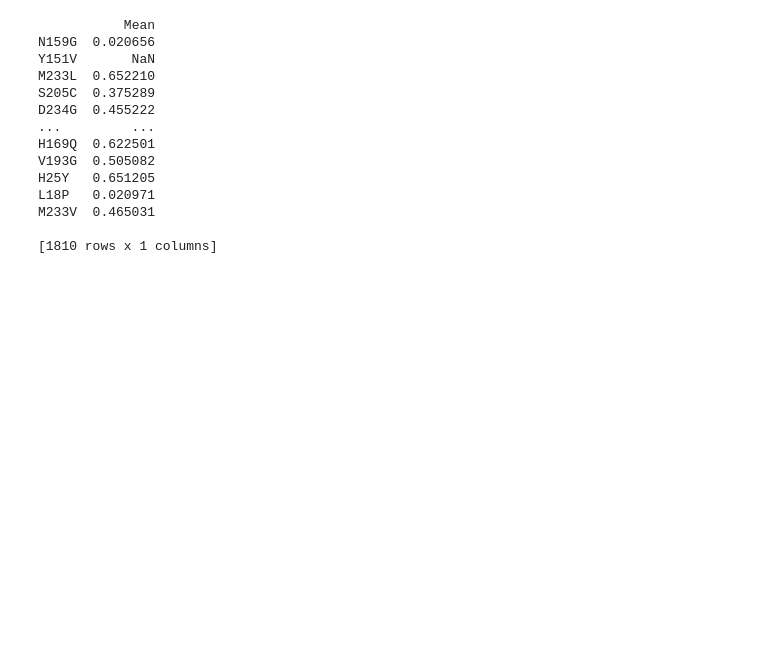
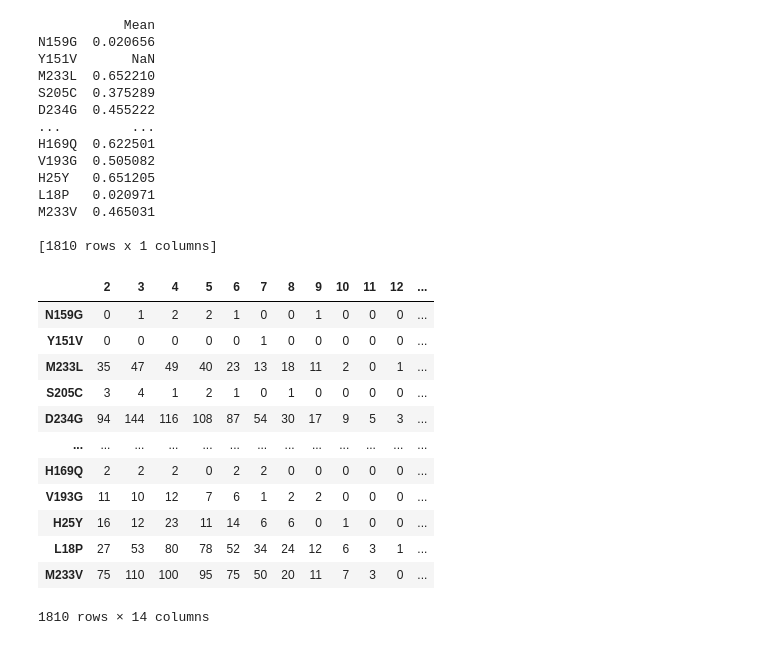
Before and after one commit to datascience-mobi-2023/topic02_team03, a Jupyter notebook: L_stabilizing_mutations_in_multiplemuts.ipynb, the cells around one changed output. Cells and saved outputs as stored; diff of their text form; code cells hidden in the pictures; blank space fills up the shorter version.

```diff
--- a/L_stabilizing_mutations_in_multiplemuts.ipynb
+++ b/L_stabilizing_mutations_in_multiplemuts.ipynb
@@ -415,3 +415,36 @@ L18P   0.020971
 M233V  0.465031
 
 [1810 rows x 1 columns]
+# %%
+how_many_per_mutant_count_list = []
+
+for j, ax in zip(range(2, 16), axes.flatten()):
+    how_many_for_variance = []
+
+    for i in all_possible_mutations:
+        mut_count_fscore = count_fscore_frame.loc[result_how_often[i] == True]
+        fscore_mut = mut_count_fscore['DMS_score'].loc[mut_count_fscore['mut_count'] == j]
+        wie_viel_jeweils = len(fscore_mut)
+        how_many_for_variance.append(wie_viel_jeweils)
+
+    how_many_per_mutant_df = pd.DataFrame(how_many_for_variance, index=all_possible_mutations)
+    how_many_per_mutant_count_list.append(how_many_per_mutant_df)
+how_many_per_mutant_count_df = pd.concat(how_many_per_mutant_count_list, axis=1)
+how_many_per_mutant_count_df.set_axis(range(2,16), axis=1, inplace=True)
+
+# Varianz je Mutation je Mutationanzahl
+how_many_per_mutant_count_df
+# %% [output]
+|  | 2 | 3 | 4 | 5 | 6 | 7 | 8 | 9 | 10 | 11 | 12 | ... |
+| N159G | 0 | 1 | 2 | 2 | 1 | 0 | 0 | 1 | 0 | 0 | 0 | ... |
+| Y151V | 0 | 0 | 0 | 0 | 0 | 1 | 0 | 0 | 0 | 0 | 0 | ... |
+| M233L | 35 | 47 | 49 | 40 | 23 | 13 | 18 | 11 | 2 | 0 | 1 | ... |
+| S205C | 3 | 4 | 1 | 2 | 1 | 0 | 1 | 0 | 0 | 0 | 0 | ... |
+| D234G | 94 | 144 | 116 | 108 | 87 | 54 | 30 | 17 | 9 | 5 | 3 | ... |
+| ... | ... | ... | ... | ... | ... | ... | ... | ... | ... | ... | ... | ... |
+| H169Q | 2 | 2 | 2 | 0 | 2 | 2 | 0 | 0 | 0 | 0 | 0 | ... |
+| V193G | 11 | 10 | 12 | 7 | 6 | 1 | 2 | 2 | 0 | 0 | 0 | ... |
+| H25Y | 16 | 12 | 23 | 11 | 14 | 6 | 6 | 0 | 1 | 0 | 0 | ... |
+| L18P | 27 | 53 | 80 | 78 | 52 | 34 | 24 | 12 | 6 | 3 | 1 | ... |
+| M233V | 75 | 110 | 100 | 95 | 75 | 50 | 20 | 11 | 7 | 3 | 0 | ... |
+1810 rows × 14 columns
```
Also changed, not shown: parts of 1 cell of this notebook.
